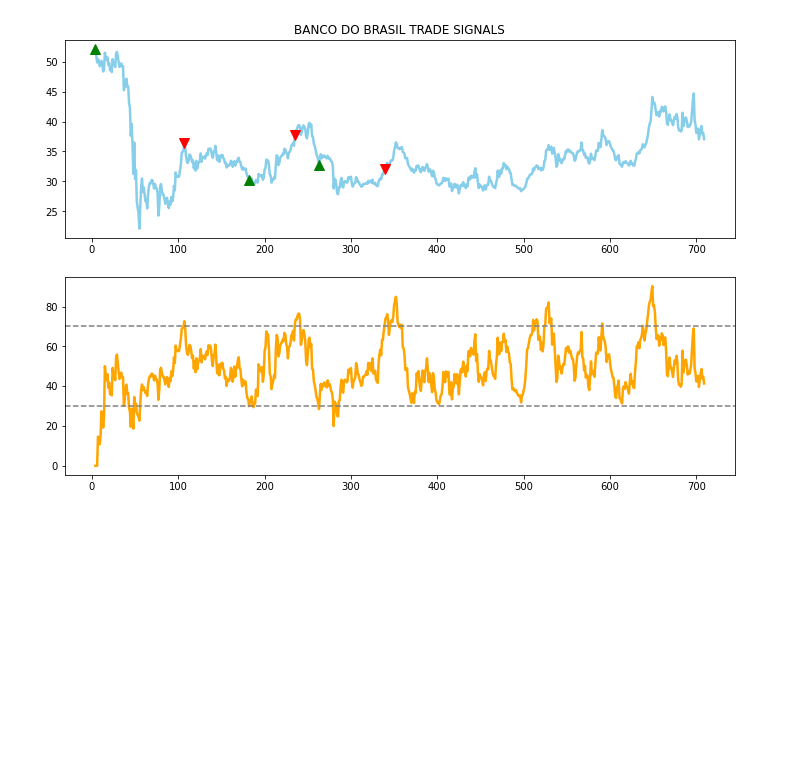
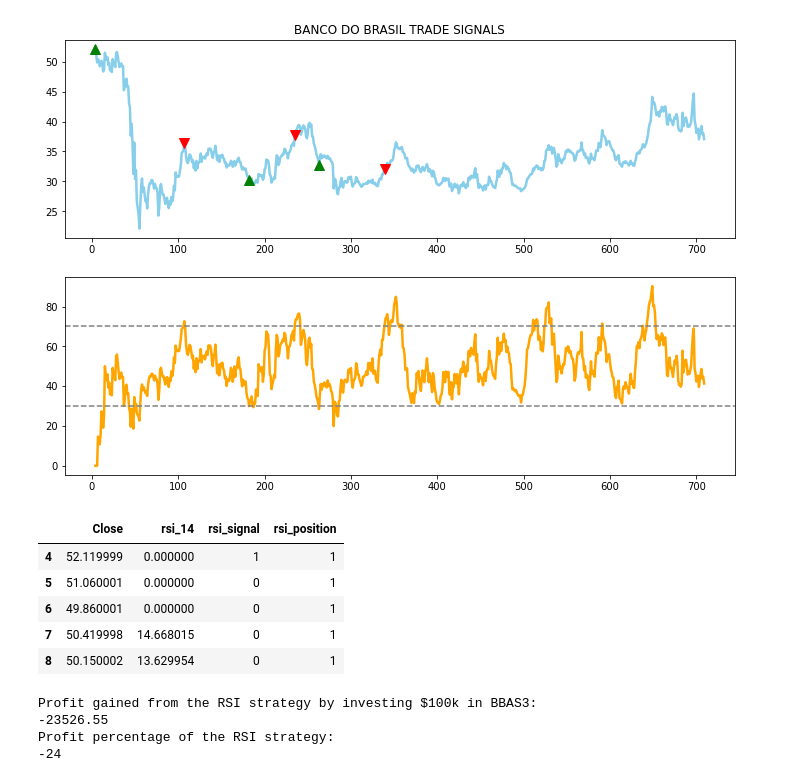
Before and after one commit to ctshiz/WORKSPACE_STOCK_MARKET_PREDICTION, a Jupyter notebook: Trading_strategies_with_Relative_Strength_Index.ipynb, the cells around one changed output. Saved outputs shown, nothing was run; the diff lists cells and outputs as text; code cells hidden in the pictures; blank space fills up the shorter version.

```diff
--- a/Trading_strategies_with_Relative_Strength_Index.ipynb
+++ b/Trading_strategies_with_Relative_Strength_Index.ipynb
@@ -174,3 +174,68 @@ axs[1].axhline(70, linestyle ='--',linewidth=1.5, color='grey')
 plt.show()
 # %% [output]
 [figure]
+# %%
+#step 10: create the position
+position = []
+for i in range(len(rsi_signal)):
+  if rsi_signal[i] > 1:
+    position.append(0)
+  else:
+    position.append(1)
+
+for i in range(len(banco_brasil['Close'])):
+  if rsi_signal[i] == 1:
+    position[i] = 1
+  elif rsi_signal[i] == -1:
+    position[i] = 0
+  else:
+    position[i] = position[i-1]
+
+rsi = banco_brasil['rsi_14']
+close_price = banco_brasil['Close']
+rsi_signal = pd.DataFrame(rsi_signal).rename(columns={0:'rsi_signal'}).set_index(banco_brasil.index)
+position = pd.DataFrame(position).rename(columns={0:'rsi_position'}).set_index(banco_brasil.index)
+
+frames = [close_price, rsi, rsi_signal, position]
+strategy = pd.concat(frames, join='inner', axis=1)
+strategy.head()
+# %% [output]
+|  | Close | rsi_14 | rsi_signal | rsi_position |
+| 4 | 52.119999 | 0.000000 | 1 | 1 |
+| 5 | 51.060001 | 0.000000 | 0 | 1 |
+| 6 | 49.860001 | 0.000000 | 0 | 1 |
+| 7 | 50.419998 | 14.668015 | 0 | 1 |
+| 8 | 50.150002 | 13.629954 | 0 | 1 |
+# %%
+#step 11: backtesting
+banco_ret = pd.DataFrame(np.diff(banco_brasil['Close'])).rename(columns={0:'returns'})
+rsi_strategy_ret = []
+
+banco_ret1 = banco_ret['returns'].to_list()
+strategy1 = strategy['rsi_position'].to_list()
+
+for i in range(len(banco_ret)):
+  returns = banco_ret1[i]*strategy1[i]
+  rsi_strategy_ret.append(returns)
+
+rsi_strategy_ret_df = pd.DataFrame(rsi_strategy_ret).rename(columns={0:'rsi_returns'})
+investment_value = 100000
+number_of_stocks = floor(investment_value/banco_brasil['Close'].to_list()[-1])
+rsi_investment_ret = []
+
+for i in range(len(rsi_strategy_ret_df['rsi_returns'])):
+  returns = number_of_stocks*rsi_strategy_ret_df['rsi_returns'][i]
+  rsi_investment_ret.append(returns)
+
+rsi_investment_ret_df = pd.DataFrame(rsi_investment_ret).rename(columns={0:'investment_returns'})
+total_investment_ret = round(sum(rsi_investment_ret_df['investment_returns']), 2)
+profil_percentage = floor((total_investment_ret/investment_value)*100)
+print('Profit gained from the RSI strategy by investing $100k in BBAS3:')
+print(total_investment_ret)
+print('Profit percentage of the RSI strategy:')
+print(profil_percentage)
+# %% [output]
+Profit gained from the RSI strategy by investing $100k in BBAS3:
+-23526.55
+Profit percentage of the RSI strategy:
+-24
```
Also changed, not shown: parts of 4 cells of this notebook.
